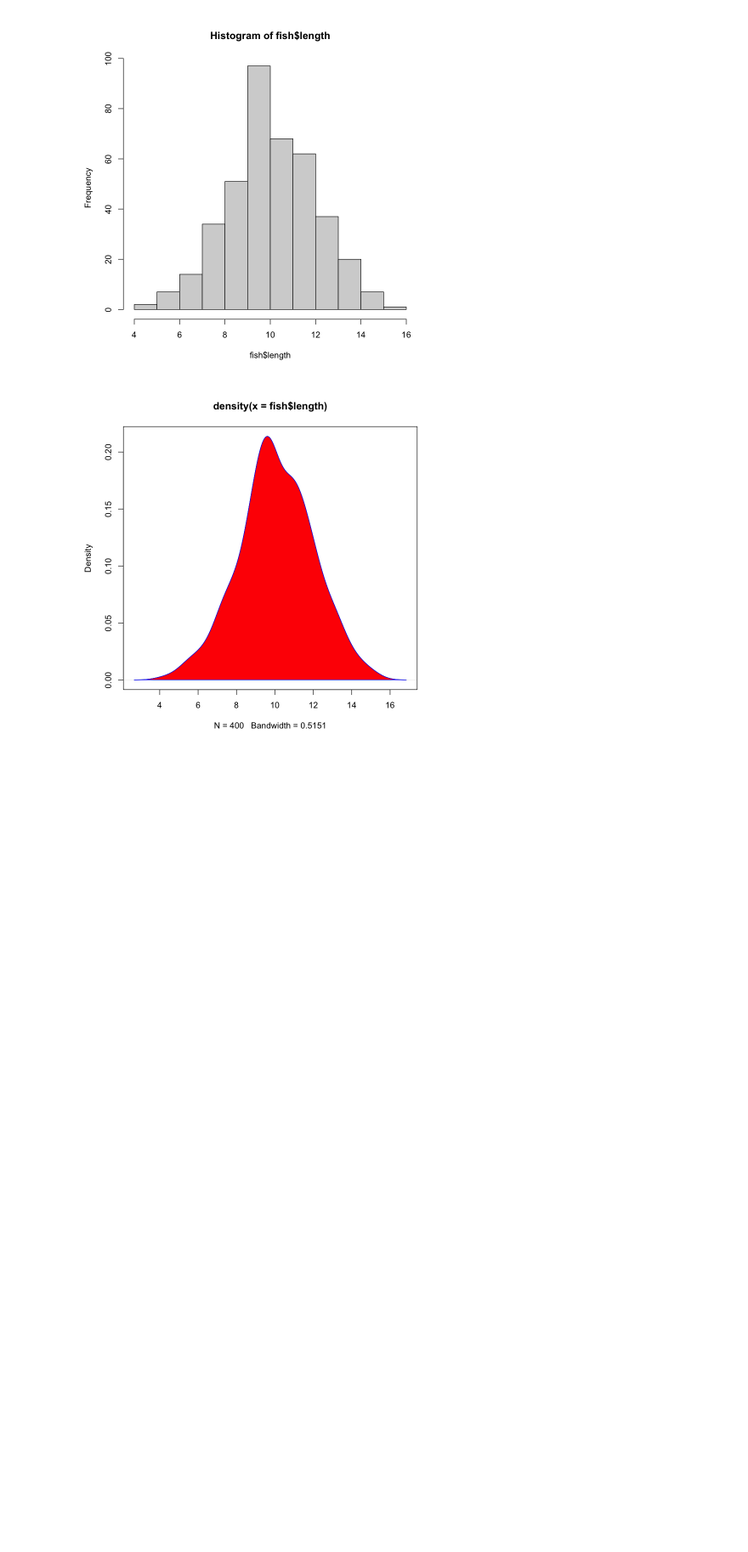
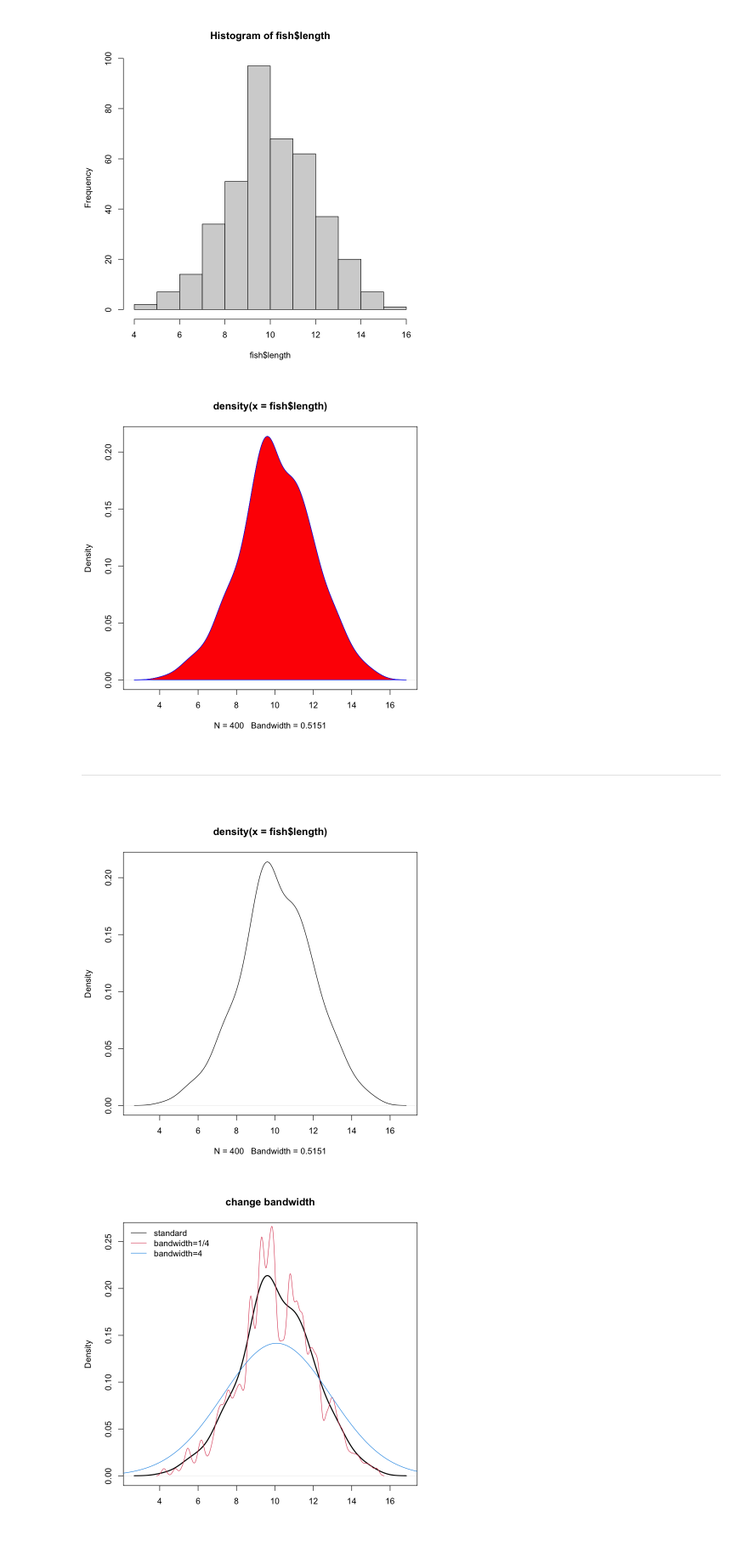
Before and after one commit to wang-zhijun/learn-statistics, a Jupyter notebook: learn-r.ipynb, the cells around one changed output. Shown at 85% size. Drawn from its saved outputs; the diff is of its cells as text; code cells hidden in the pictures; blank space fills up the shorter version.

Commit message:
0.47. density関数のbandwidth

```diff
--- a/learn-r.ipynb
+++ b/learn-r.ipynb
@@ -1636,3 +1636,35 @@ A data.frame: 3 × 1
 | 3 | 8.328743 |
 [figure]
 [figure]
+# %% [markdown]
+---
+##
+# %%
+fish <- read.csv("./book-r-stan-bayesian-model-intro/book-data/2-2-1-fish.csv")
+
+# カーネル密度推定
+kernel_density <- density(fish$length)
+plot(kernel_density)
+
+# バンド幅をadjust倍に変更します
+kernel_density_quarter <- density(fish$length, adjust = 0.25)
+kernel_density_quadruple <- density(fish$length, adjust = 4)
+
+# 結果の図示
+plot(kernel_density,
+     lwd = 2,                   # 線の太さ
+     xlab = "",                 # x軸ラベル名称をなくす
+     ylim = c(0, 0.26),         # y軸の範囲
+     main = "change bandwidth") # グラフのタイトル
+lines(kernel_density_quarter, col = 2)
+lines(kernel_density_quadruple, col = 4)
+
+# 凡例を追加
+legend("topleft",       # 凡例の位置
+       col = c(1,2,4),  # 線の色
+       lwd = 1,         # 線の太さ
+       bty = "n",       # 凡例の囲み線を消す
+       legend = c("standard", "bandwidth=1/4", "bandwidth=4"))
+# %% [output]
+[figure, added]
+[figure, added]
```
